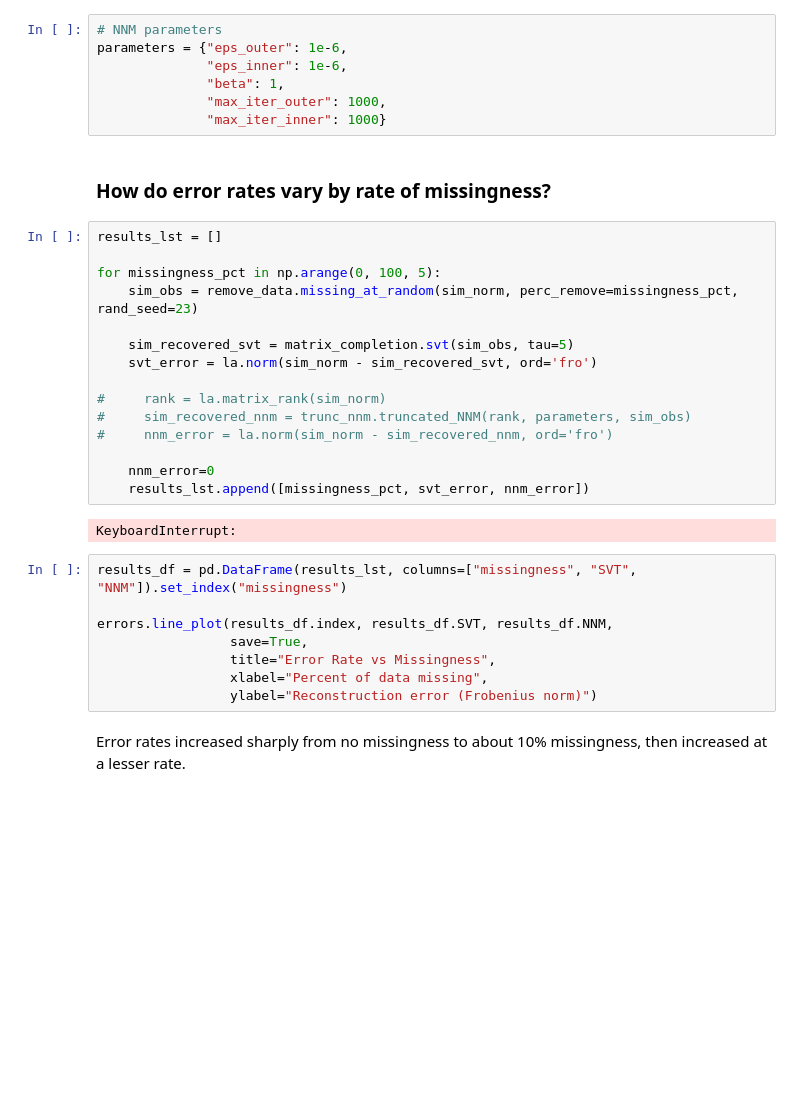
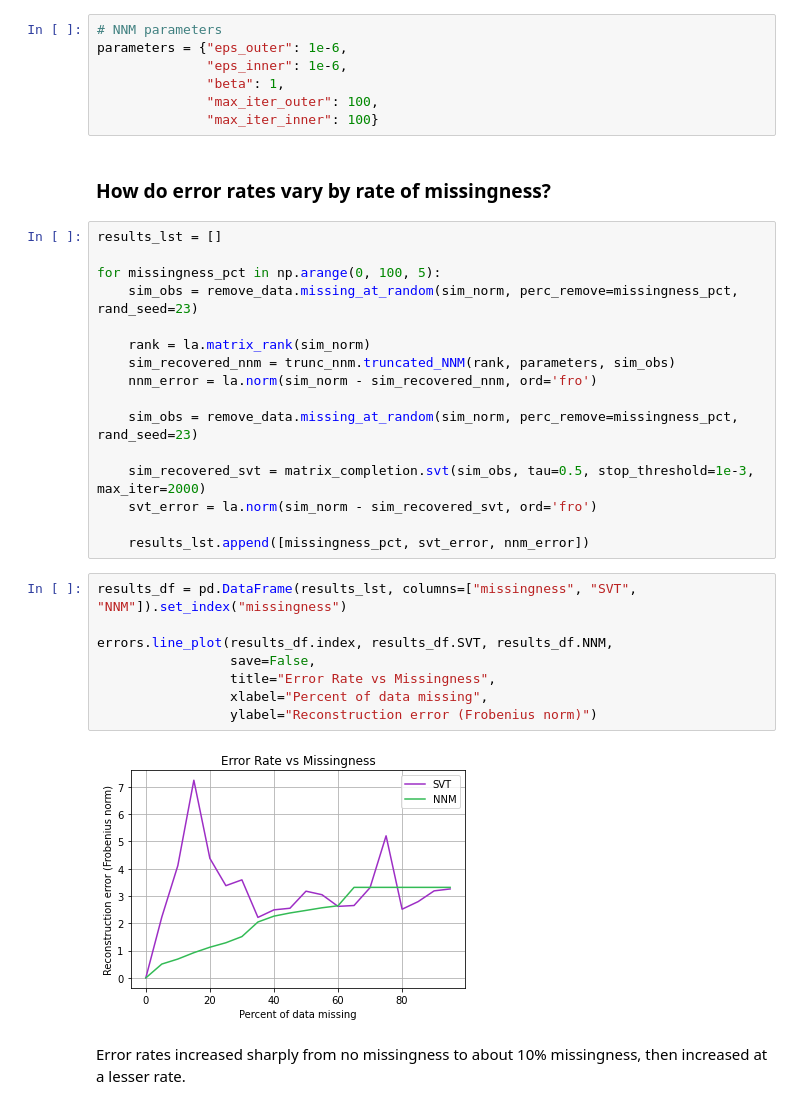
Before and after one commit to Beau-Smit/missing-data, a Jupyter notebook: Takeaways.ipynb, the cells around one changed output. Saved outputs shown, nothing was run; the diff lists cells and outputs as text; blank space fills up the shorter version.

Commit message:
Updated plots 1 and 2.

```diff
--- a/Takeaways.ipynb
+++ b/Takeaways.ipynb
@@ -32,8 +32,8 @@ pd.DataFrame(sim_norm).head()
 parameters = {"eps_outer": 1e-6,
               "eps_inner": 1e-6,
               "beta": 1,
-              "max_iter_outer": 1000,
-              "max_iter_inner": 1000}
+              "max_iter_outer": 100,
+              "max_iter_inner": 100}
 # %% [markdown]
 ### How do error rates vary by rate of missingness?
 # %%
@@ -42,25 +42,26 @@ results_lst = []
 for missingness_pct in np.arange(0, 100, 5):
     sim_obs = remove_data.missing_at_random(sim_norm, perc_remove=missingness_pct, rand_seed=23)
 
-    sim_recovered_svt = matrix_completion.svt(sim_obs, tau=5)
+    rank = la.matrix_rank(sim_norm)
+    sim_recovered_nnm = trunc_nnm.truncated_NNM(rank, parameters, sim_obs)
+    nnm_error = la.norm(sim_norm - sim_recovered_nnm, ord='fro')
+
+    sim_obs = remove_data.missing_at_random(sim_norm, perc_remove=missingness_pct, rand_seed=23)
+
+    sim_recovered_svt = matrix_completion.svt(sim_obs, tau=0.5, stop_threshold=1e-3, max_iter=2000)
     svt_error = la.norm(sim_norm - sim_recovered_svt, ord='fro')
 
-#     rank = la.matrix_rank(sim_norm)
-#     sim_recovered_nnm = trunc_nnm.truncated_NNM(rank, parameters, sim_obs)
-#     nnm_error = la.norm(sim_norm - sim_recovered_nnm, ord='fro')
-
-    nnm_error=0
     results_lst.append([missingness_pct, svt_error, nnm_error])
-# %% [output]
-KeyboardInterrupt:
 # %%
 results_df = pd.DataFrame(results_lst, columns=["missingness", "SVT", "NNM"]).set_index("missingness")
 
 errors.line_plot(results_df.index, results_df.SVT, results_df.NNM,
-                 save=True,
+                 save=False,
                  title="Error Rate vs Missingness",
                  xlabel="Percent of data missing",
                  ylabel="Reconstruction error (Frobenius norm)")
+# %% [output]
+[figure, added]
 # %% [markdown]
 Error rates increased sharply from no missingness to about 10% missingness, then increased at a lesser rate.
 # %% [markdown]
```
Also changed, not shown: parts of 4 cells of this notebook.
